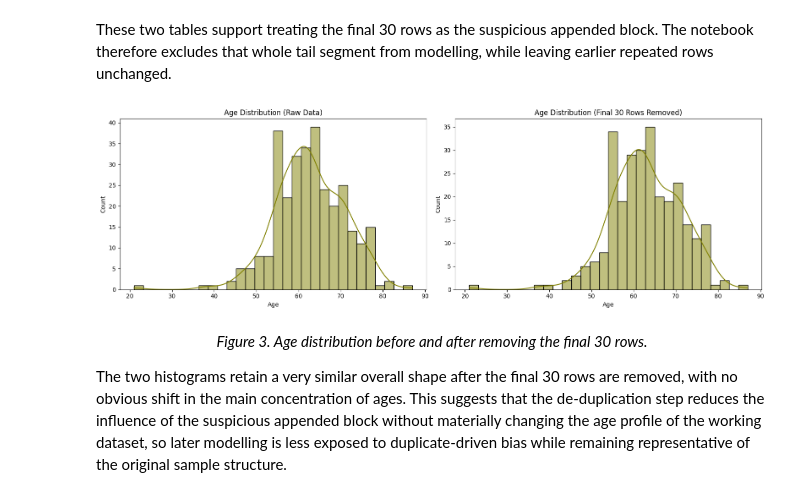
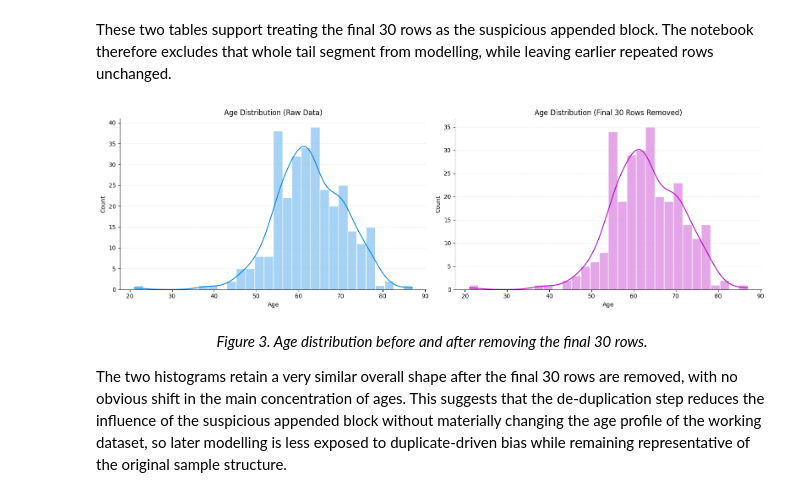
Before and after one commit to JoeShade/groupProject, a Jupyter notebook: blankTemplate.ipynb, the cells around one changed output. Cells and saved outputs as stored; diff of their text form; code cells hidden in the pictures.

```diff
--- a/blankTemplate.ipynb
+++ b/blankTemplate.ipynb
@@ -63,6 +63,24 @@ import numpy as np
 import pandas as pd
 import matplotlib.pyplot as plt
 import seaborn as sns
+from matplotlib.colors import LinearSegmentedColormap
+
+notebook_primary_color = '#B300C2'
+notebook_secondary_color = '#0082E5'
+notebook_primary_light = '#E3A6EA'
+notebook_secondary_light = '#9FD2FF'
+notebook_neutral_color = '#3A3A3A'
+notebook_sequential_cmap = LinearSegmentedColormap.from_list(
+    'notebook_sequential_cmap',
+    ['#F7F9FC', notebook_secondary_color, notebook_primary_color],
+)
+notebook_diverging_cmap = LinearSegmentedColormap.from_list(
+    'notebook_diverging_cmap',
+    [notebook_secondary_color, '#F7F9FC', notebook_primary_color],
+)
+
+def notebook_matrix_text_color(value: float, threshold: float) -> str:
+    return 'white' if value > threshold else notebook_neutral_color
 
 # Import the Scikit-Learn framework
 from sklearn.compose import ColumnTransformer
@@ -378,24 +396,46 @@ These two tables support treating the final 30 rows as the suspicious appended b
 # %%
 # Build the working dataset by excluding the suspicious final 30-row block.
 dataset_dedup = dataset.iloc[:-30].reset_index(drop=True).copy()
 
 # Compare the age distribution before and after removing the final raw-row block.
-plt.figure(figsize=(16, 5))
-plt.subplot(1, 2, 1)
-sns.histplot(data=dataset, x='AGE', bins=30, kde=True, color='olive')
-plt.title('Age Distribution (Raw Data)')
-plt.xlabel('Age')
-plt.ylabel('Count')
+age_compare_fig, age_compare_axes = plt.subplots(1, 2, figsize=(16, 5))
+sns.histplot(
+    data=dataset,
+    x='AGE',
+    bins=30,
+    kde=True,
+    color=notebook_secondary_color,
+    alpha=0.35,
+    edgecolor='white',
+    ax=age_compare_axes[0],
+)
+age_compare_axes[0].set_title('Age Distribution (Raw Data)')
+age_compare_axes[0].set_xlabel('Age')
+age_compare_axes[0].set_ylabel('Count')
 
-plt.subplot(1, 2, 2)
-sns.histplot(data=dataset_dedup, x='AGE', bins=30, kde=True, color='olive')
-plt.title('Age Distribution (Final 30 Rows Removed)')
-plt.xlabel('Age')
-plt.ylabel('Count')
-plt.tight_layout()
+sns.histplot(
+    data=dataset_dedup,
+    x='AGE',
+    bins=30,
+    kde=True,
+    color=notebook_primary_color,
+    alpha=0.35,
+    edgecolor='white',
+    ax=age_compare_axes[1],
+)
+age_compare_axes[1].set_title('Age Distribution (Final 30 Rows Removed)')
+age_compare_axes[1].set_xlabel('Age')
+age_compare_axes[1].set_ylabel('Count')
+
+for axis in age_compare_axes:
+    axis.grid(axis='y', linestyle='--', alpha=0.25)
+    axis.spines['top'].set_visible(False)
+    axis.spines['right'].set_visible(False)
+
+age_compare_fig.tight_layout()
 plt.show()
 # %% [output]
-[figure, old version]
+[figure, new version]
 # %% [markdown]
 <p style='text-align: center;'><em>Figure 3. Age distribution before and after removing the final 30 rows.</em></p>
 
```
Also changed, not shown: parts of 26 cells of this notebook.
